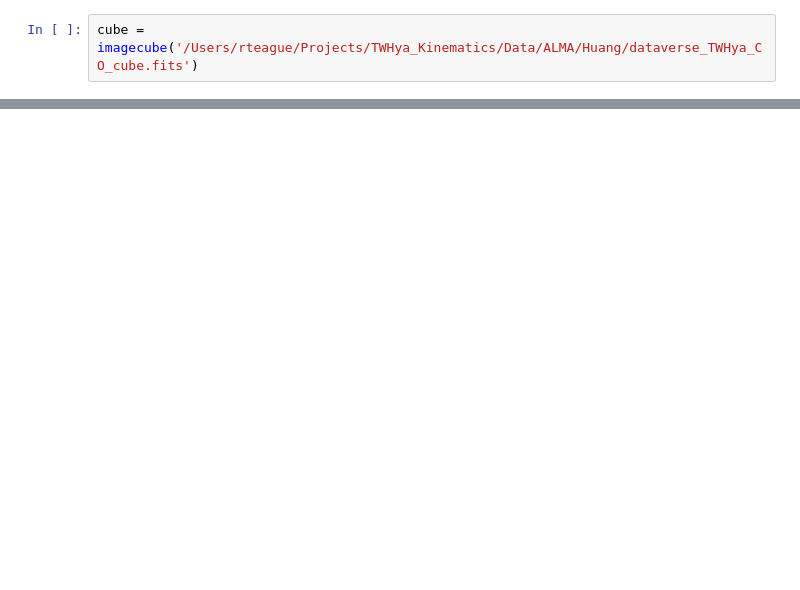
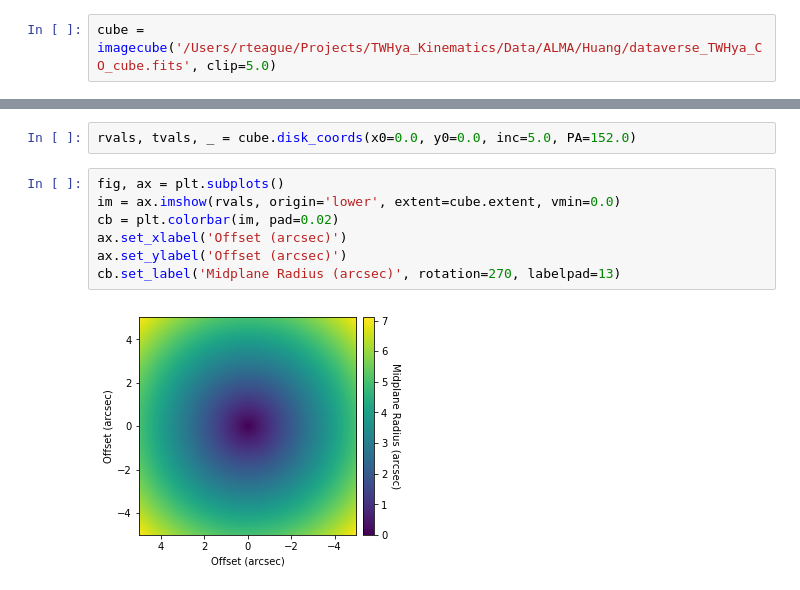
Before and after one commit to richteague/gofish, a Jupyter notebook: docs/user/fishing_basics.ipynb, the cells around one changed output, grey strips where cells are left out. Drawn from its saved outputs; the diff is of its cells as text; blank space fills up the shorter version.

```diff
--- a/docs/user/fishing_basics.ipynb
+++ b/docs/user/fishing_basics.ipynb
@@ -17,3 +19,3 @@ Loading the data is as simple as firing up `GoFish` and passing it the path of t
 from gofish.gofish.gofish import imagecube  # change this!
 # %%
-cube = imagecube('/Users/rteague/Projects/TWHya_Kinematics/Data/ALMA/Huang/dataverse_TWHya_CO_cube.fits')
+cube = imagecube('/Users/rteague/Projects/TWHya_Kinematics/Data/ALMA/Huang/dataverse_TWHya_CO_cube.fits', clip=5.0)
@@ -25,0 +30,11 @@ The main
+# %%
+rvals, tvals, _ = cube.disk_coords(x0=0.0, y0=0.0, inc=5.0, PA=152.0)
+# %%
+fig, ax = plt.subplots()
+im = ax.imshow(rvals, origin='lower', extent=cube.extent, vmin=0.0)
+cb = plt.colorbar(im, pad=0.02)
+ax.set_xlabel('Offset (arcsec)')
+ax.set_ylabel('Offset (arcsec)')
+cb.set_label('Midplane Radius (arcsec)', rotation=270, labelpad=13)
+# %% [output]
+[figure, added]
```
Also changed, not shown: parts of 21 cells of this notebook, 1 other file.
